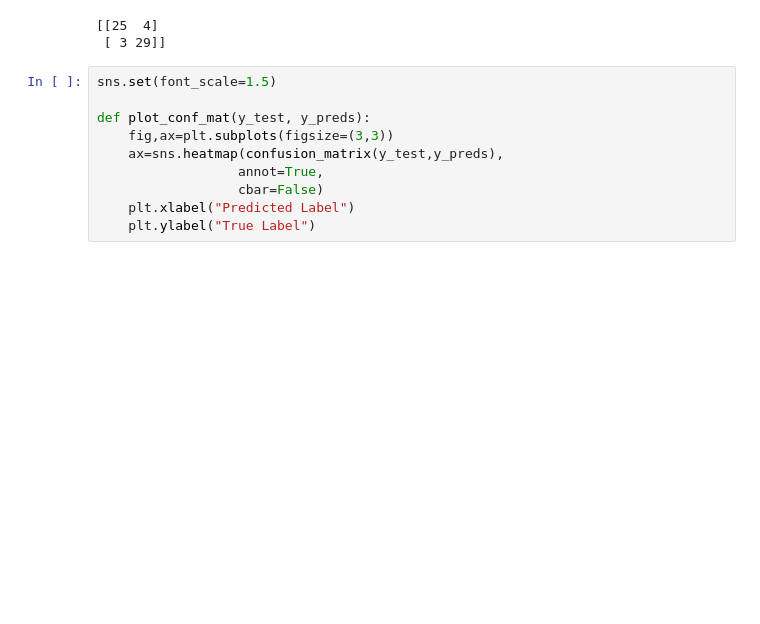
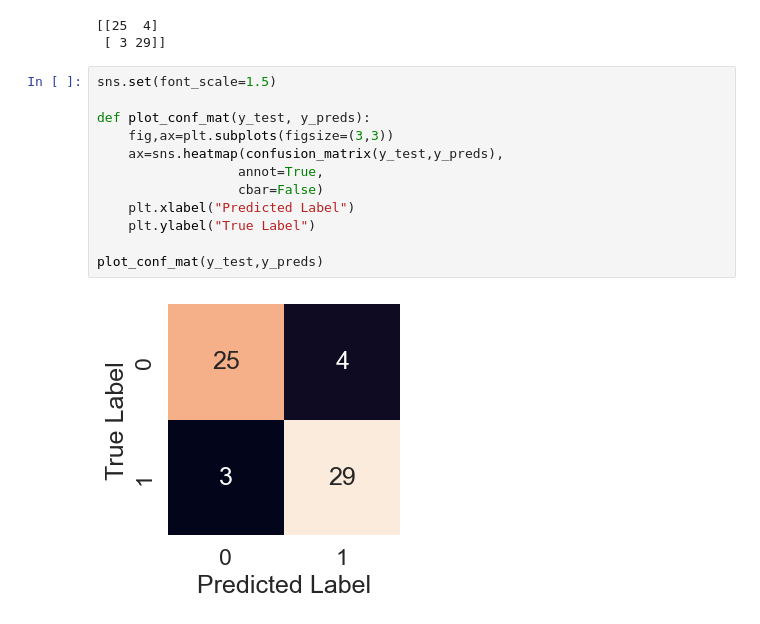
Before and after one commit to shrinidhib/heart-disease-prediction, a Jupyter notebook: heart-disease-classfication.ipynb, the cells around one changed output. Cells and saved outputs as stored; diff of their text form; blank space fills up the shorter version.

```diff
--- a/heart-disease-classfication.ipynb
+++ b/heart-disease-classfication.ipynb
@@ -599,10 +599,14 @@ print(confusion_matrix(y_test,y_preds))
 # %%
 sns.set(font_scale=1.5)
 
 def plot_conf_mat(y_test, y_preds):
     fig,ax=plt.subplots(figsize=(3,3))
     ax=sns.heatmap(confusion_matrix(y_test,y_preds),
                   annot=True,
                   cbar=False)
     plt.xlabel("Predicted Label")
     plt.ylabel("True Label")
+
+plot_conf_mat(y_test,y_preds)
+# %% [output]
+[figure, added]
```
Also changed, not shown: parts of 13 cells of this notebook.
